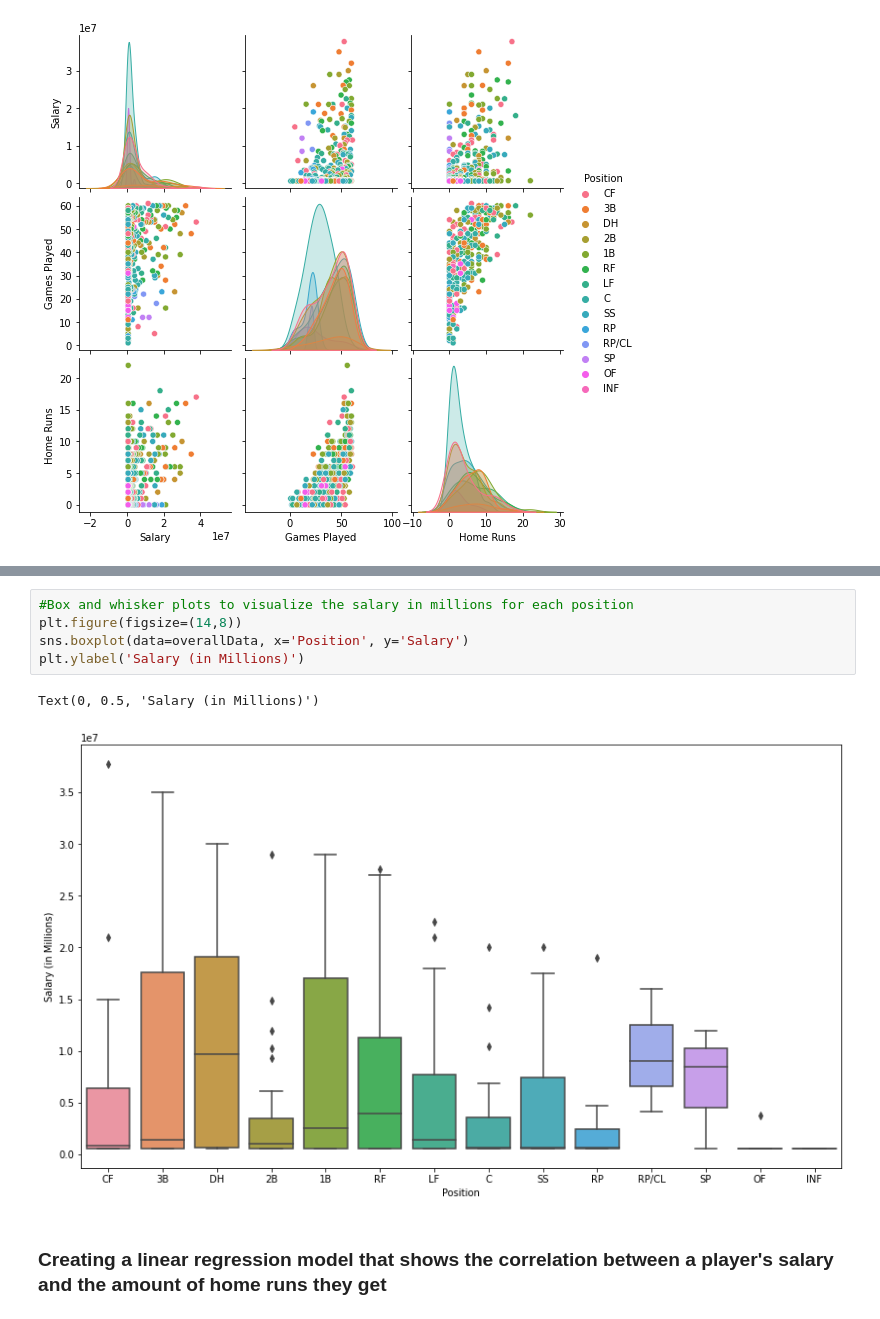
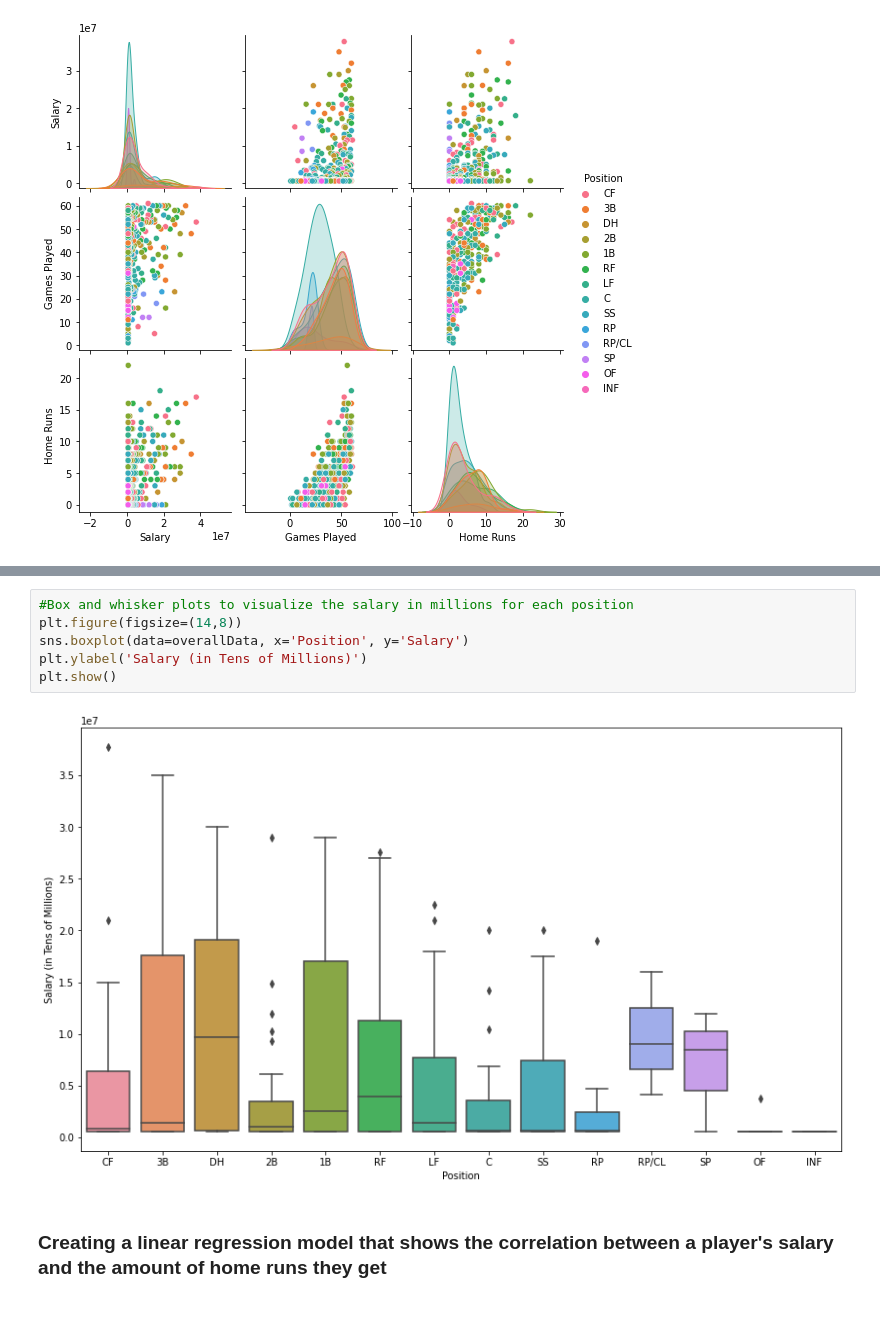
Before and after one commit to skyfall17/MLB_Statistics, a Jupyter notebook: Capstone Project .ipynb, the cells around one changed output, grey strips where cells are left out. Saved outputs shown, nothing was run; the diff lists cells and outputs as text.

```diff
--- a/Capstone Project .ipynb
+++ b/Capstone Project .ipynb
@@ -649,10 +648,10 @@ Text(0, 0.5, 'Salary (in Millions)')
 # %%
 #Box and whisker plots to visualize the salary in millions for each position
 plt.figure(figsize=(14,8))
 sns.boxplot(data=overallData, x='Position', y='Salary')
-plt.ylabel('Salary (in Millions)')
+plt.ylabel('Salary (in Tens of Millions)')
+plt.show()
 # %% [output]
-Text(0, 0.5, 'Salary (in Millions)')
-[figure, old version]
+[figure, new version]
 # %% [markdown]
 ### Creating a linear regression model that shows the correlation between a player's salary and the amount of home runs they get
```
Also changed, not shown: parts of 45 cells of this notebook.
